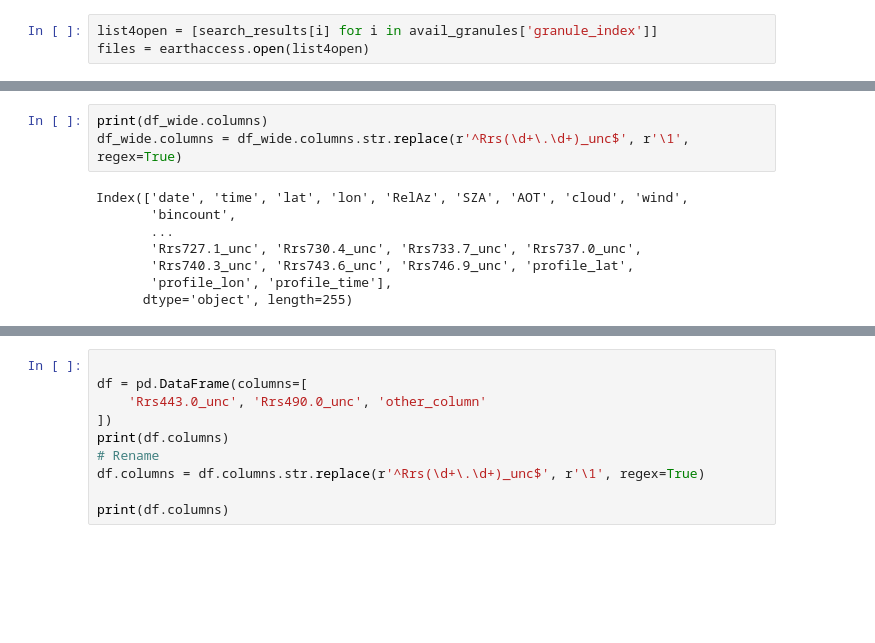
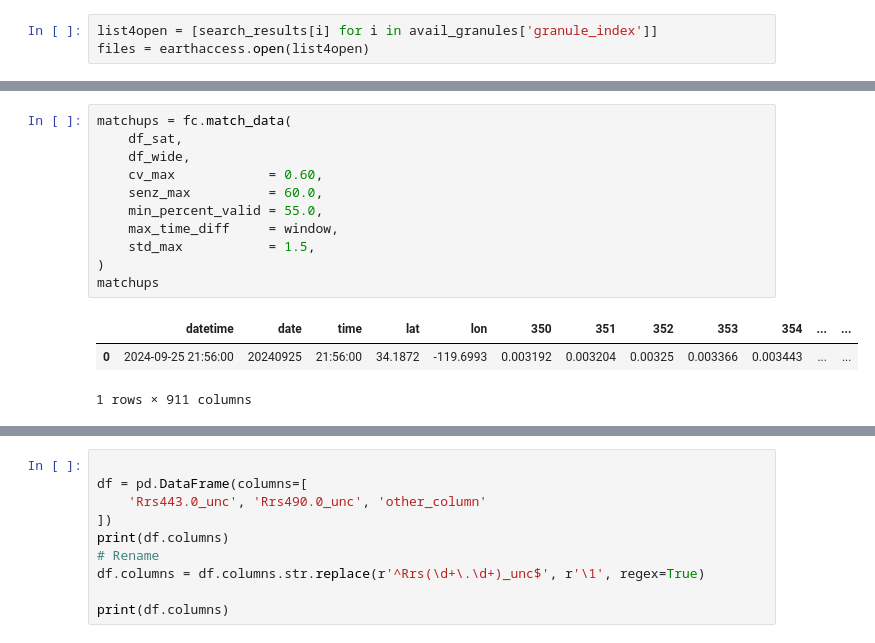
Before and after one commit to weiwilliam/SeaPACE, a Jupyter notebook: Notebooks/granulesovertruecolor.ipynb, the cells around one changed output, grey strips where cells are left out. Saved outputs shown, nothing was run; the diff lists cells and outputs as text; blank space fills up the shorter version.

```diff
--- a/Notebooks/granulesovertruecolor.ipynb
+++ b/Notebooks/granulesovertruecolor.ipynb
@@ -791,12 +889,16 @@ profile_time
-# %%
-print(df_wide.columns)
-df_wide.columns = df_wide.columns.str.replace(r'^Rrs(\d+\.\d+)_unc$', r'\1', regex=True)
-# %% [output]
-Index(['date', 'time', 'lat', 'lon', 'RelAz', 'SZA', 'AOT', 'cloud', 'wind',
-       'bincount',
-       ...
-       'Rrs727.1_unc', 'Rrs730.4_unc', 'Rrs733.7_unc', 'Rrs737.0_unc',
-       'Rrs740.3_unc', 'Rrs743.6_unc', 'Rrs746.9_unc', 'profile_lat',
-       'profile_lon', 'profile_time'],
-      dtype='object', length=255)
+# %%
+matchups = fc.match_data(
+    df_sat,
+    df_wide,
+    cv_max            = 0.60,
+    senz_max          = 60.0,
+    min_percent_valid = 55.0,
+    max_time_diff     = window,
+    std_max           = 1.5,
+)
+matchups
+# %% [output]
+|  | datetime | date | time | lat | lon | 350 | 351 | 352 | 353 | 354 | ... | ... |
+| 0 | 2024-09-25 21:56:00 | 20240925 | 21:56:00 | 34.1872 | -119.6993 | 0.003192 | 0.003204 | 0.00325 | 0.003366 | 0.003443 | ... | ... |
+1 rows × 911 columns
 # %%
```
Also changed, not shown: parts of 13 cells of this notebook, 1 other file.
